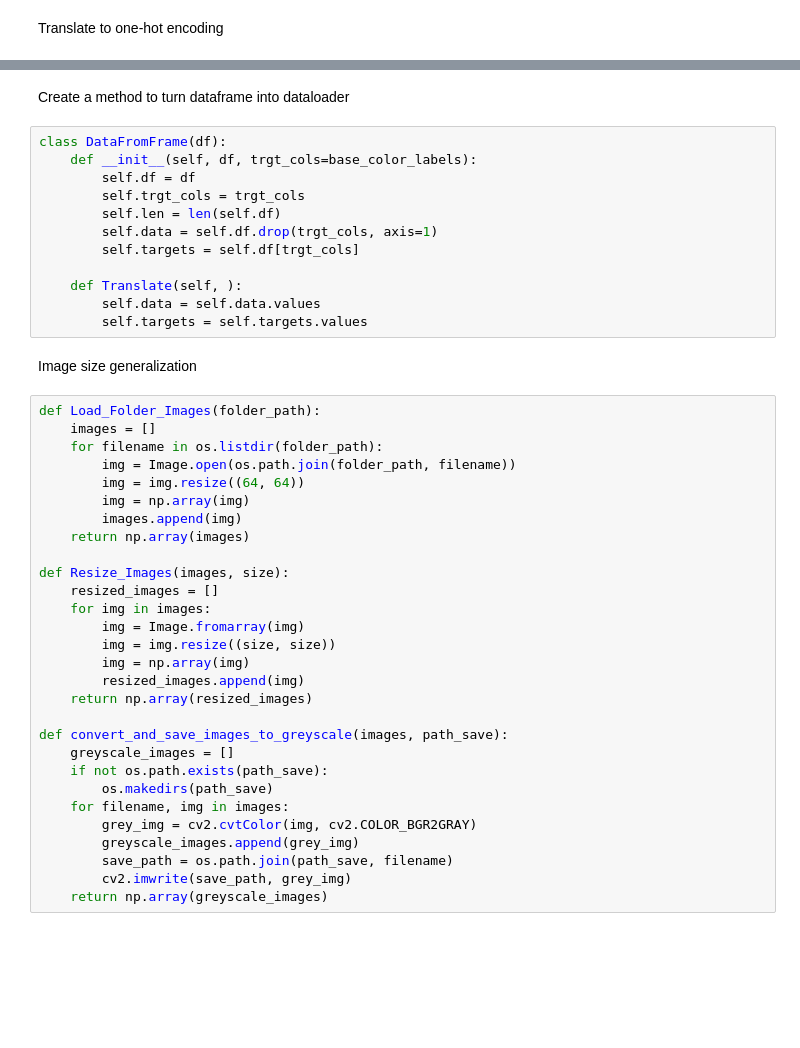
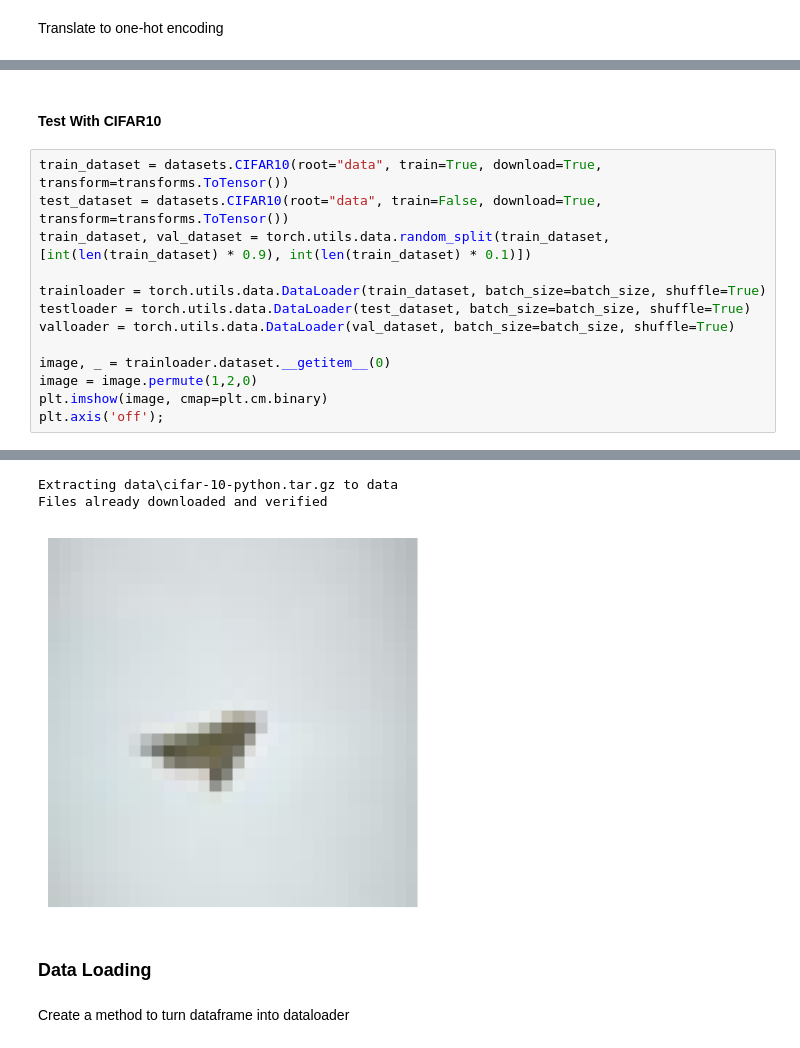
Before and after one commit to AriSinervo/CSE-144-Gecko-Classification-, a Jupyter notebook: Gecko_Morph_Classification.ipynb, the cells around one changed output, grey strips where cells are left out. Cells and saved outputs as stored; diff of their text form; blank space fills up the shorter version.

```diff
--- a/Gecko_Morph_Classification.ipynb
+++ b/Gecko_Morph_Classification.ipynb
@@ -164,0 +602,16 @@ one_hot_color
+# %% [markdown]
+#### Test With CIFAR10
+# %%
+train_dataset = datasets.CIFAR10(root="data", train=True, download=True, transform=transforms.ToTensor())
+test_dataset = datasets.CIFAR10(root="data", train=False, download=True, transform=transforms.ToTensor())
+train_dataset, val_dataset = torch.utils.data.random_split(train_dataset, [int(len(train_dataset) * 0.9), int(len(train_dataset) * 0.1)])
+
+trainloader = torch.utils.data.DataLoader(train_dataset, batch_size=batch_size, shuffle=True)
+testloader = torch.utils.data.DataLoader(test_dataset, batch_size=batch_size, shuffle=True)
+valloader = torch.utils.data.DataLoader(val_dataset, batch_size=batch_size, shuffle=True)
+
+image, _ = trainloader.dataset.__getitem__(0)
+image = image.permute(1,2,0)
+plt.imshow(image, cmap=plt.cm.binary)
+plt.axis('off');
+# %% [output]
@@ -165,45 +619,7 @@ one_hot_color
+Extracting data\cifar-10-python.tar.gz to data
+Files already downloaded and verified
+[figure, added]
+# %% [markdown]
+### Data Loading
 # %% [markdown]
 Create a method to turn dataframe into dataloader
-# %%
-class DataFromFrame(df):
-    def __init__(self, df, trgt_cols=base_color_labels):
-        self.df = df
-        self.trgt_cols = trgt_cols
-        self.len = len(self.df)
-        self.data = self.df.drop(trgt_cols, axis=1)
-        self.targets = self.df[trgt_cols]
-
-    def Translate(self, ):
-        self.data = self.data.values
-        self.targets = self.targets.values
-# %% [markdown]
-Image size generalization
-# %%
-def Load_Folder_Images(folder_path):
-    images = []
-    for filename in os.listdir(folder_path):
-        img = Image.open(os.path.join(folder_path, filename))
-        img = img.resize((64, 64))
-        img = np.array(img)
-        images.append(img)
-    return np.array(images)
-
-def Resize_Images(images, size):
-    resized_images = []
-    for img in images:
-        img = Image.fromarray(img)
-        img = img.resize((size, size))
-        img = np.array(img)
-        resized_images.append(img)
-    return np.array(resized_images)
-
-def convert_and_save_images_to_greyscale(images, path_save):
-    greyscale_images = []
-    if not os.path.exists(path_save):
-        os.makedirs(path_save)
-    for filename, img in images:
-        grey_img = cv2.cvtColor(img, cv2.COLOR_BGR2GRAY)
-        greyscale_images.append(grey_img)
-        save_path = os.path.join(path_save, filename)
-        cv2.imwrite(save_path, grey_img)
-    return np.array(greyscale_images)
```
Also changed, not shown: parts of 95 cells of this notebook, 4 other files.
